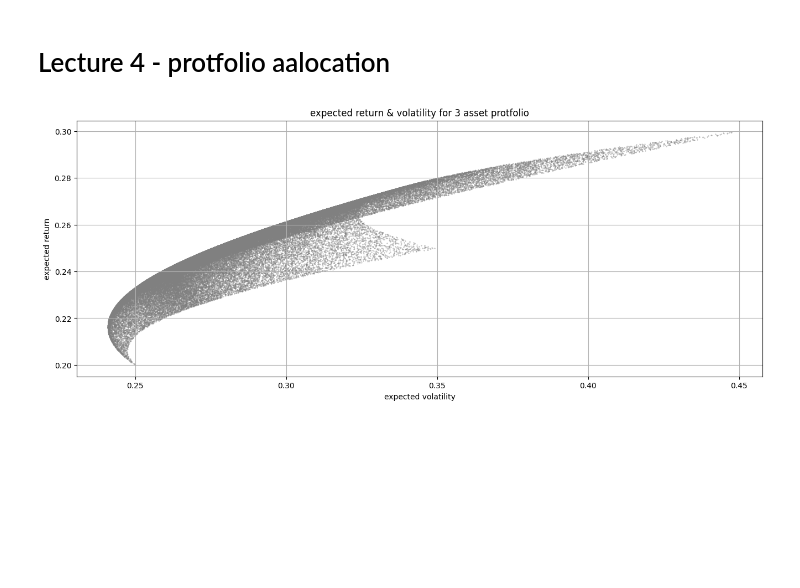
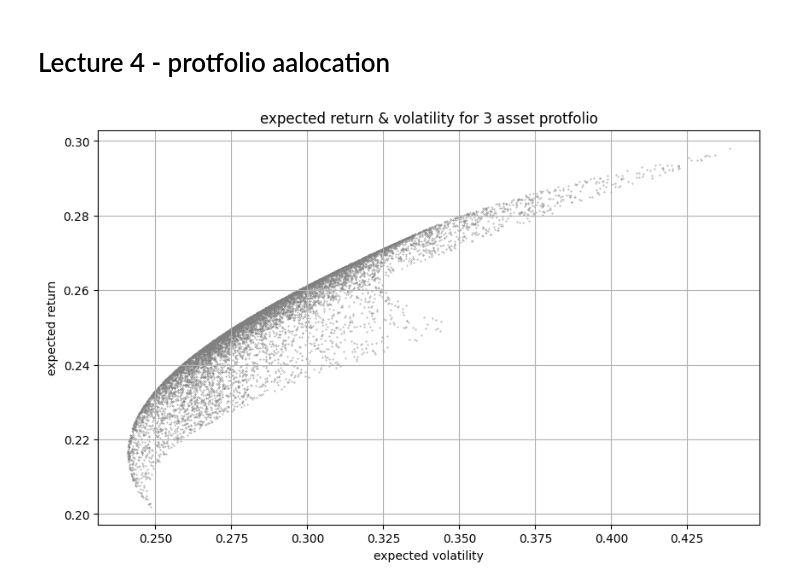
Before and after one commit to Menashe-Lorenzi/Market-Credit-Risk, a Jupyter notebook: risk_models.ipynb, the cells around one changed output. Cells and saved outputs as stored; diff of their text form; code cells hidden in the pictures; blank space fills up the shorter version.

```diff
--- a/risk_models.ipynb
+++ b/risk_models.ipynb
@@ -554,7 +554,7 @@ import matplotlib.pyplot as plt
 x = []
 y = []
 
-for i in range(10**5):
+for i in range(10**4):
     w = np.ones(3)
     for i in range(3):
         wi = np.random.uniform(1,0)
@@ -562,32 +562,32 @@ for i in range(10**5):
     t = sum(w)
     norm_w = np.array([i/t for i in w])
 
     r = np.array([0.25, 0.2, 0.3])
     sigma = np.array([0.35, 0.25, 0.45])
     rho = np.array([
         [1, 0.6, 0.4],
         [0.6, 1, 0.3],
         [0.4, 0.3, 1]])
 
     Sigma = np.outer(sigma, sigma) * rho
     vol = np.sqrt(norm_w @ Sigma @ norm_w)
 
     # expected return
     E_r = norm_w @ r
     y.append(E_r)
 
     # expected volatility
     x.append(vol)
 
 protfolio_sigma = np.array(x)
 returns = np.array(y)
 
-plt.figure(figsize = (16,6))
+plt.figure(figsize = (10,6))
 plt.scatter(protfolio_sigma, returns, s =0.1, color = 'grey')
 plt.grid('--')
 plt.title("expected return & volatility for 3 asset protfolio")
 plt.xlabel("expected volatility")
 plt.ylabel("expected return")
 plt.show()
 # %% [output]
-[figure, old version]
+[figure, new version]
```
Also changed, not shown: parts of 5 cells of this notebook.
